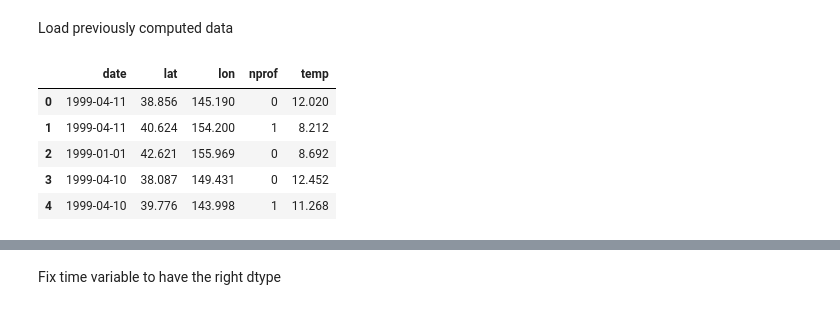
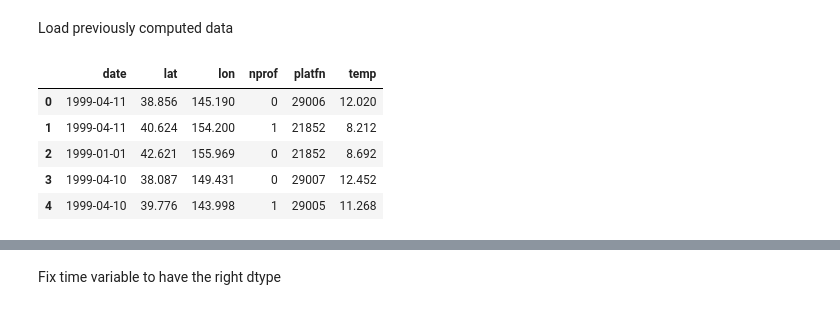
Before and after one commit to griverat/argo, a Jupyter notebook: Notebooks/argo_hist.ipynb, the cells around one changed output, grey strips where cells are left out. Saved outputs shown, nothing was run; the diff lists cells and outputs as text; code cells hidden in the pictures.

```diff
--- a/Notebooks/argo_hist.ipynb
+++ b/Notebooks/argo_hist.ipynb
@@ -88,12 +89,12 @@ data.to_csv('latlontemp.txt', index=False)
 # %% [markdown]
 Load previously computed data
 # %%
-data = pd.read_csv('latlontemp.txt',parse_dates=[0])
+data = pd.read_csv('/home/grivera/GitLab/argo/Profiler_list/Output/latlontemp.txt',parse_dates=[0])
 data.head()
 # %% [output]
-|  | date | lat | lon | nprof | temp |
-| 0 | 1999-04-11 | 38.856 | 145.190 | 0 | 12.020 |
-| 1 | 1999-04-11 | 40.624 | 154.200 | 1 | 8.212 |
-| 2 | 1999-01-01 | 42.621 | 155.969 | 0 | 8.692 |
-| 3 | 1999-04-10 | 38.087 | 149.431 | 0 | 12.452 |
-| 4 | 1999-04-10 | 39.776 | 143.998 | 1 | 11.268 |
+|  | date | lat | lon | nprof | platfn | temp |
+| 0 | 1999-04-11 | 38.856 | 145.190 | 0 | 29006 | 12.020 |
+| 1 | 1999-04-11 | 40.624 | 154.200 | 1 | 21852 | 8.212 |
+| 2 | 1999-01-01 | 42.621 | 155.969 | 0 | 21852 | 8.692 |
+| 3 | 1999-04-10 | 38.087 | 149.431 | 0 | 29007 | 12.452 |
+| 4 | 1999-04-10 | 39.776 | 143.998 | 1 | 29005 | 11.268 |
```
Also changed, not shown: parts of 59 cells of this notebook.
